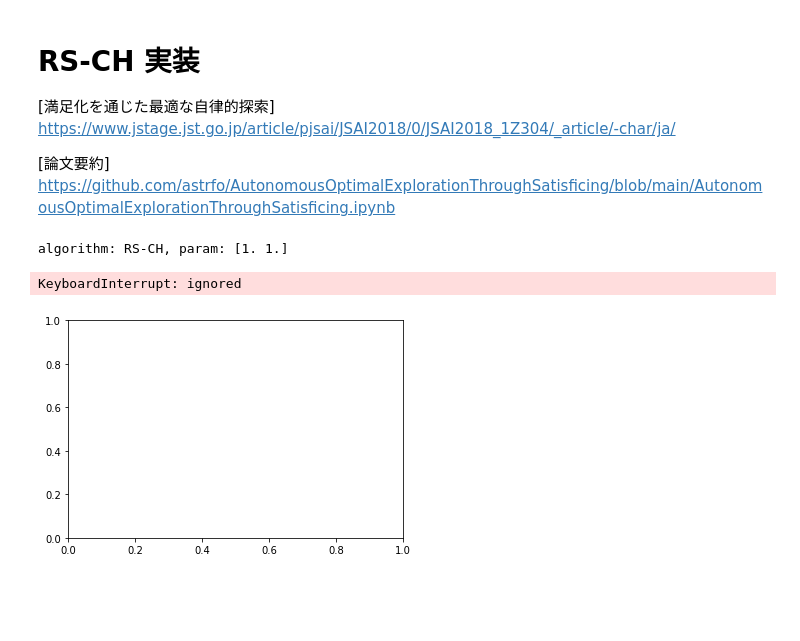
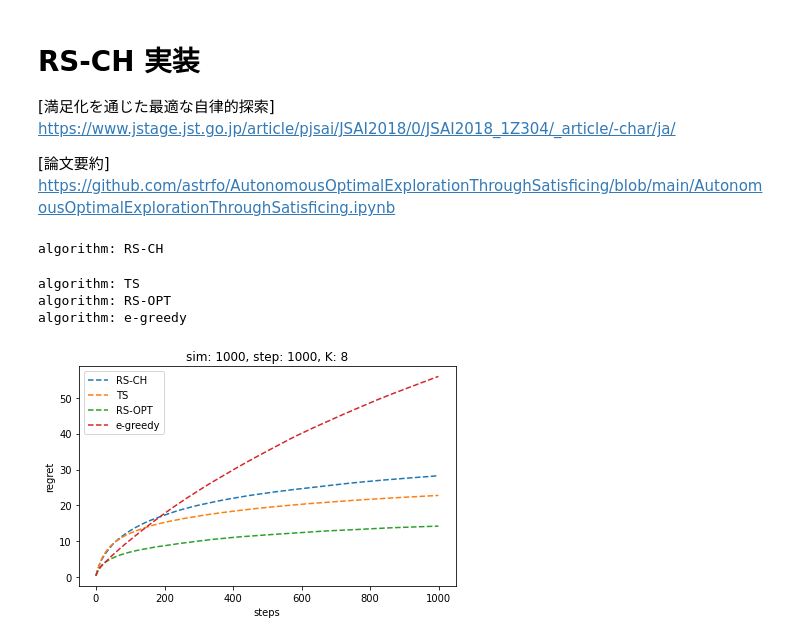
Before and after one commit to astrfo/RS-CH, a Jupyter notebook: RS_CH.ipynb, the cells around one changed output. Cells and saved outputs as stored; diff of their text form; code cells hidden in the pictures; blank space fills up the shorter version.

```diff
--- a/RS_CH.ipynb
+++ b/RS_CH.ipynb
@@ -21,7 +21,7 @@ class Environment(object):
 
     def __init__(self, K):
         self._K = K
-        self.prob = np.array([np.random.rand() for _ in range(K)])
+        self.prob = np.random.rand(K)
 
     def play(self, arm):
         if self.prob[arm] > np.random.rand():
@@ -45,7 +45,7 @@ class Policy(object):
             self.RS = np.zeros(K)
         if 'e-greedy' == policy:
             self.act_policy = self.e_greedy
-            self.epsilon = param
+            self.epsilon = 0.01
         if 'random' == policy:
             self.act_policy = self.random_
         if 'TS' == policy:
@@ -90,20 +90,17 @@ class Policy(object):
         return np.random.choice(np.where(self.RS == self.RS.max())[0])
 
     def e_greedy(self, V, *args):
-        if self.epsilon < np.random.rand():
-            return np.random.choice(np.where(V == V.max())[0])
-        else:
-            return np.random.randint(len(V))
+        if self.epsilon < np.random.rand(): return np.random.choice(np.where(V == V.max())[0])
+        else: return np.random.randint(len(V))
 
     def random_(self, V, *args):
         return np.random.randint(len(V))
 
-
     def ThompsonSampling(self, V, n, N, r, selected_arm):
+        if N >= 1:                                          # N=0のときにバイアスがかからないように
+            if r == 1: self._a[selected_arm] += 1
+            else: self._b[selected_arm] += 1
         theta = np.array([np.random.beta(self._a[i]+1, self._b[i]+1) for i in range(len(self._a))])
-        # print(f'a: {self._a}, b: {self._b}')
-        if r == 1: self._a[selected_arm] += 1
-        else: self._b[selected_arm] += 1
         arm = np.random.choice(np.where(theta == theta.max())[0])
         return arm
 # %%
@@ -122,6 +119,7 @@ class RSAgent(object):
         self._N = None
         self.policy = None
         self._r = None
+        self._a = None
 
     def initialize(self, policy, param):
         self.policy = Policy(policy, param, self._K)        # RS評価値, aleph等の初期化
@@ -129,7 +127,7 @@ class RSAgent(object):
         self._n = np.array([1e-8] * self._K)
         self._N = 0
         self._r = 0                                       # TSのパラメータ
-        self._a = 0
+        self._a = 0                                       # TSのパラメータ
 
     def update(self, arm, reward):
         self._alpha = 1 / (1 + self._n[arm])
@@ -150,8 +148,7 @@ class Simulator(object):
     """
 
     def __init__(self, trial, step, K):
-        # self._algorithm = {"TS": np.array([0.0] * K)}
-        self._algorithm = {"RS-CH": np.array([1.0] * K), "TS": np.array([0.0] * K)}
+        self._algorithm = {"RS-CH": np.array([1.0] * K), "TS": np.array([1.0] * K), "RS-OPT": np.array([1.0] * K), "e-greedy": np.array([1.0] * K)}
         self._env = None
         self._prob = None
         self._trial = trial
@@ -164,12 +161,12 @@ class Simulator(object):
     def run(self):
         for algo, param in self._algorithm.items():
             self._agent = RSAgent(self._K)
-            print(f'algorithm: {algo}, param: {param}')
+            print(f'algorithm: {algo}')
             for t in range(self._trial):
                 self._env = Environment(self._K)
                 self._prob = self._env.prob
+                self._agent.initialize(algo, param)
                 if algo == 'RS-OPT': self._agent.policy.aleph = sum(sorted(self._prob, reverse=True)[:2]) / 2
-                self._agent.initialize(algo, param)
                 self._regretV = 0.0
                 for s in range(self._step):
                     arm = self._agent.select_arm()
@@ -192,19 +189,21 @@ class Simulator(object):
         self.ax.legend(labels=self._algorithm.keys())
 # %%
 def main():
-    trial = 10
-    step = 1000000
-    K = 2
+    trial = 1000
+    step = 1000
+    K = 8
     sim = Simulator(trial, step, K)
     sim.run()
 
 
 
 start = time.time()
 main()
 elapsed_time = time.time() - start
 print("elapsed_time:{0}".format(elapsed_time) + "[sec]")
 # %% [output]
-algorithm: RS-CH, param: [1. 1.]
+algorithm: RS-CH
-KeyboardInterrupt: ignored
+algorithm: TS
+algorithm: RS-OPT
+algorithm: e-greedy
-[figure, old version]
+[figure, new version]
```
Also changed, not shown: parts of 1 cell of this notebook.
